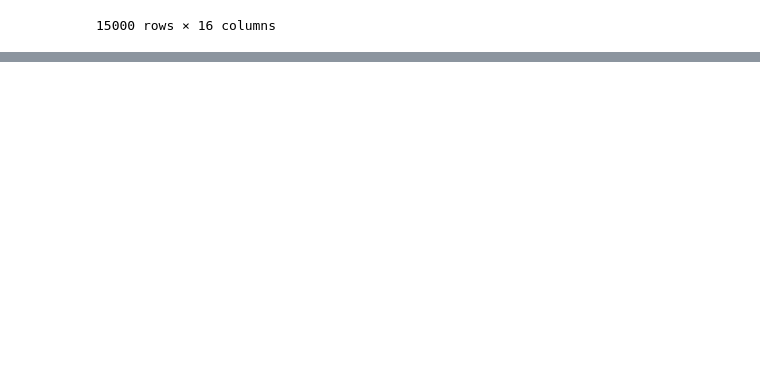
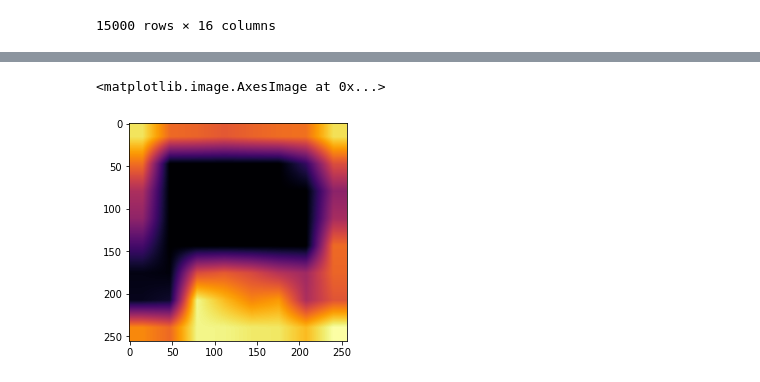
Before and after one commit to akansh12/Vin-ChestXR-Abnormality-detection, a Jupyter notebook: Notebooks/14_class/GradCam.ipynb, the cells around one changed output, grey strips where cells are left out. Drawn from its saved outputs; the diff is of its cells as text; code cells hidden in the pictures; blank space fills up the shorter version.

```diff
--- a/Notebooks/14_class/GradCam.ipynb
+++ b/Notebooks/14_class/GradCam.ipynb
@@ -206,0 +187,5 @@ arotic = np.random.choice(train_label[train_label['Aortic enlargement'] == 1]['i
+# %%
+plt.imshow(grayscale_cam, cmap= 'inferno')
+# %% [output]
+<matplotlib.image.AxesImage at 0x...>
+[figure, added]
```
Also changed, not shown: parts of 22 cells of this notebook, 2 other files.
